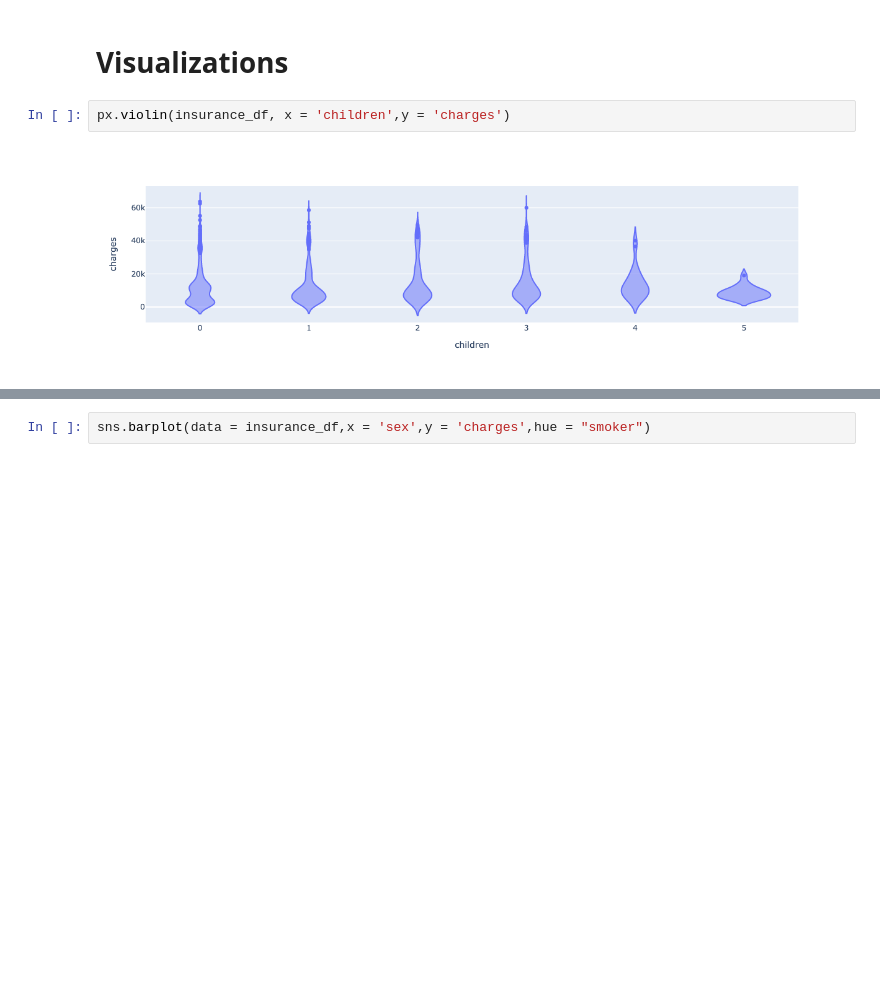
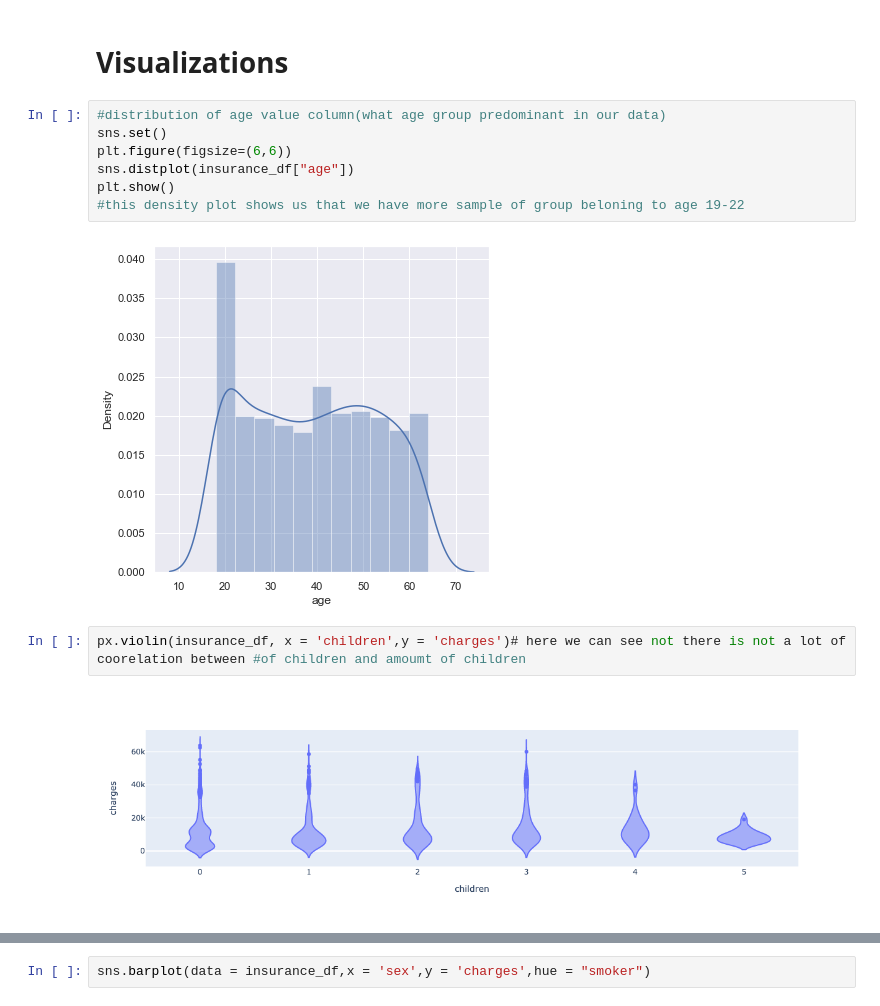
Before and after one commit to Knyazhna/UWFinTech_Group4_Project2, a Jupyter notebook: Predicting_health_insurance_cost.ipynb, the cells around one changed output, grey strips where cells are left out. Cells and saved outputs as stored; diff of their text form; blank space fills up the shorter version.

```diff
--- a/Predicting_health_insurance_cost.ipynb
+++ b/Predicting_health_insurance_cost.ipynb
@@ -76,7 +76,16 @@ Visualizing how the "charges" column is related to other columns ("children", "s
     4. Loss/cost
 # %% [markdown]
 # Visualizations
+# %%
+#distribution of age value column(what age group predominant in our data)
+sns.set()
+plt.figure(figsize=(6,6))
+sns.distplot(insurance_df["age"])
+plt.show()
+#this density plot shows us that we have more sample of group beloning to age 19-22
+# %% [output]
+[figure, added]
 # %%
-px.violin(insurance_df, x = 'children',y = 'charges')
+px.violin(insurance_df, x = 'children',y = 'charges')# here we can see not there is not a lot of coorelation between #of children and amoumt of children
 # %% [output]
 [figure]
```
Also changed, not shown: parts of 6 cells of this notebook.
